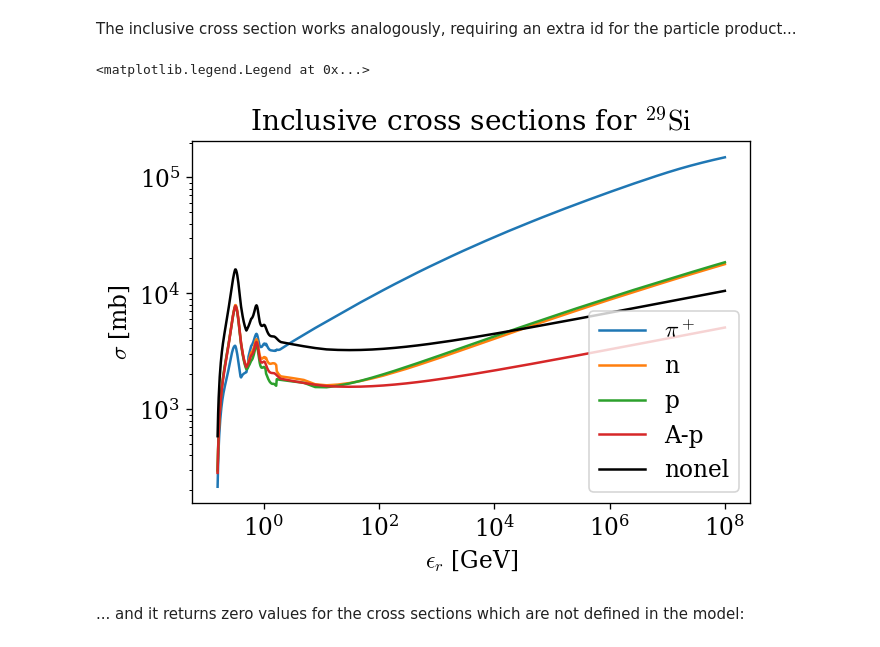
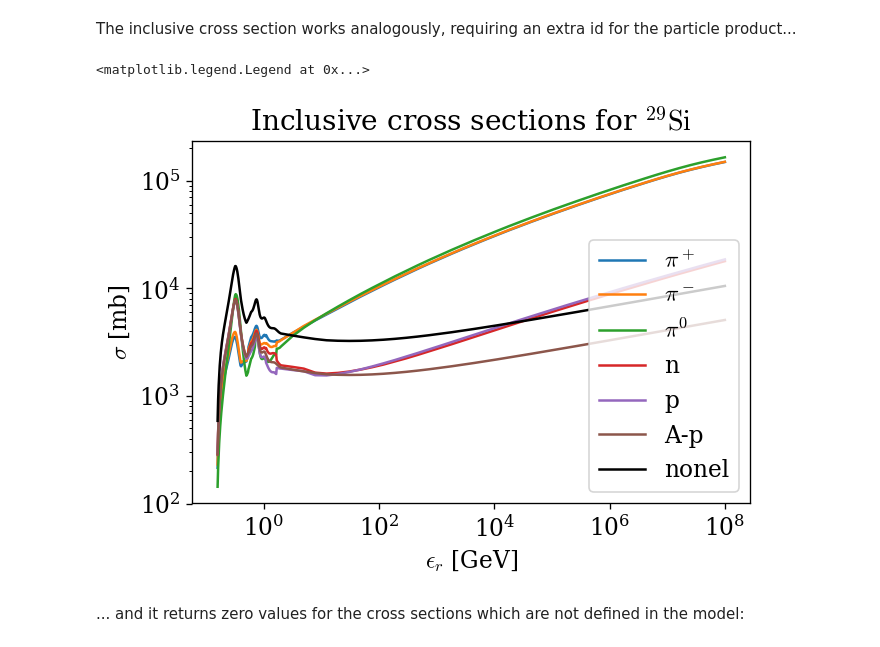
Before and after one commit to mohller/AstroPhoMes, a Jupyter notebook: examples/Howto_example.ipynb, the cells around one changed output. Drawn from its saved outputs; the diff is of its cells as text; code cells hidden in the pictures.

```diff
--- a/examples/Howto_example.ipynb
+++ b/examples/Howto_example.ipynb
@@ -57,19 +57,21 @@ Text(0,0.5,'$\\sigma$ [mb]')
 The inclusive cross section works analogously, requiring an extra id for the particle product...
 # %%
 plt.loglog(*spm.cs_incl(2914, 2), label=r'$\pi^+$')
+plt.loglog(*spm.cs_incl(2914, 3), label=r'$\pi^-$')
+plt.loglog(*spm.cs_incl(2914, 4), label=r'$\pi^0$')
 plt.loglog(*spm.cs_incl(2914, 100), label='n')
 plt.loglog(*spm.cs_incl(2914, 101), label='p')
 plt.loglog(*spm.cs_incl(2914, 2813), label='A-p')
 
 plt.loglog(*spm.cs_nonel(2914), c='k', label='nonel')
 
 plt.title(r'Inclusive cross sections for $\rm ^{29}Si$')
 plt.xlabel(r'$\epsilon_r$ [GeV]')
 plt.ylabel(r'$\sigma$ [mb]')
 plt.legend()
 # %% [output]
 <matplotlib.legend.Legend at 0x...>
-[figure, old version]
+[figure, new version]
 # %% [markdown]
 ... and it returns zero values for the cross sections which are not defined in the model:
 # %%
```
Also changed, not shown: parts of 2 cells of this notebook, 1 other file.
